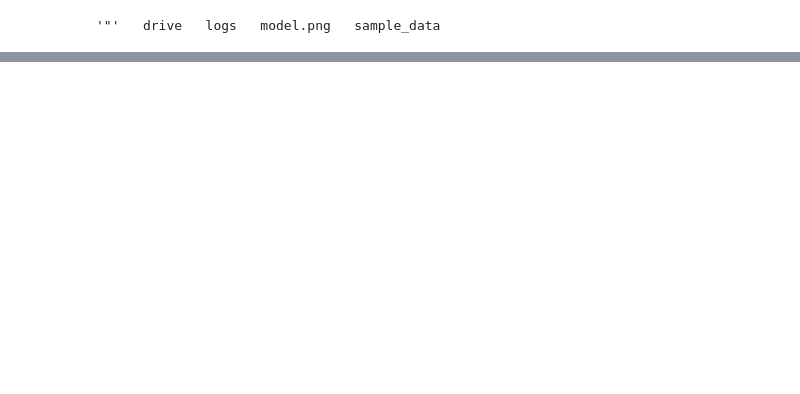
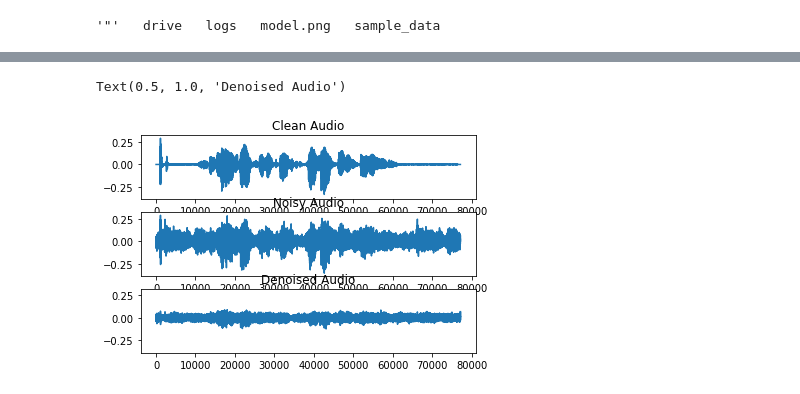
Before and after one commit to aabs7/CNN-denoiser, a Jupyter notebook: Code/Denoising/Speech_denoising.ipynb, the cells around one changed output, grey strips where cells are left out. Cells and saved outputs as stored; diff of their text form; code cells hidden in the pictures; blank space fills up the shorter version.

Commit message:
Colab: Model output visualize

```diff
--- a/Code/Denoising/Speech_denoising.ipynb
+++ b/Code/Denoising/Speech_denoising.ipynb
@@ -405,0 +500,9 @@ model = keras.models.load_model("/content/drive/MyDrive/Dataset/denoiser_cnn_log
+# %%
+predictors = prepare_input_features(noisy_stft_features,
+                                    numSegments = numSegments,
+                                    numFeatures = numFeatures
+                                   )
+# %%
+predictors = np.reshape(predictors, (predictors.shape[0], predictors.shape[1], 1, predictors.shape[2]))
+predictors = np.transpose(predictors,(3,0,1,2)).astype(np.float32)
+print('predictors shape:',predictors.shape)
@@ -405,0 +511,3 @@ model = keras.models.load_model("/content/drive/MyDrive/Dataset/denoiser_cnn_log
+# %%
+STFTFullyConvolutional = model.predict(predictors)
+print(STFTFullyConvolutional.shape)
@@ -405,0 +516,8 @@ model = keras.models.load_model("/content/drive/MyDrive/Dataset/denoiser_cnn_log
+# %%
+denoisedAudioFC = revert_features_to_audio(features = STFTFullyConvolutional,
+                                           phase = noisyPhase,
+                                           window_length = windowLength,
+                                           overlap = overlap,
+                                           cleanMean = mean,
+                                           cleanStd = std)
+ipd.Audio(data = denoisedAudioFC, rate = fs)
@@ -405,0 +526,16 @@ model = keras.models.load_model("/content/drive/MyDrive/Dataset/denoiser_cnn_log
+# %%
+
+
+f, (ax1, ax2, ax3) = plt.subplots(3, 1, sharey=True)
+
+ax1.plot(cleanAudio)
+ax1.set_title("Clean Audio")
+
+ax2.plot(noisyAudio)
+ax2.set_title("Noisy Audio")
+
+ax3.plot(denoisedAudioFC)
+ax3.set_title("Denoised Audio")
+# %% [output]
+Text(0.5, 1.0, 'Denoised Audio')
+[figure, added]
```
Also changed, not shown: parts of 24 cells of this notebook.
